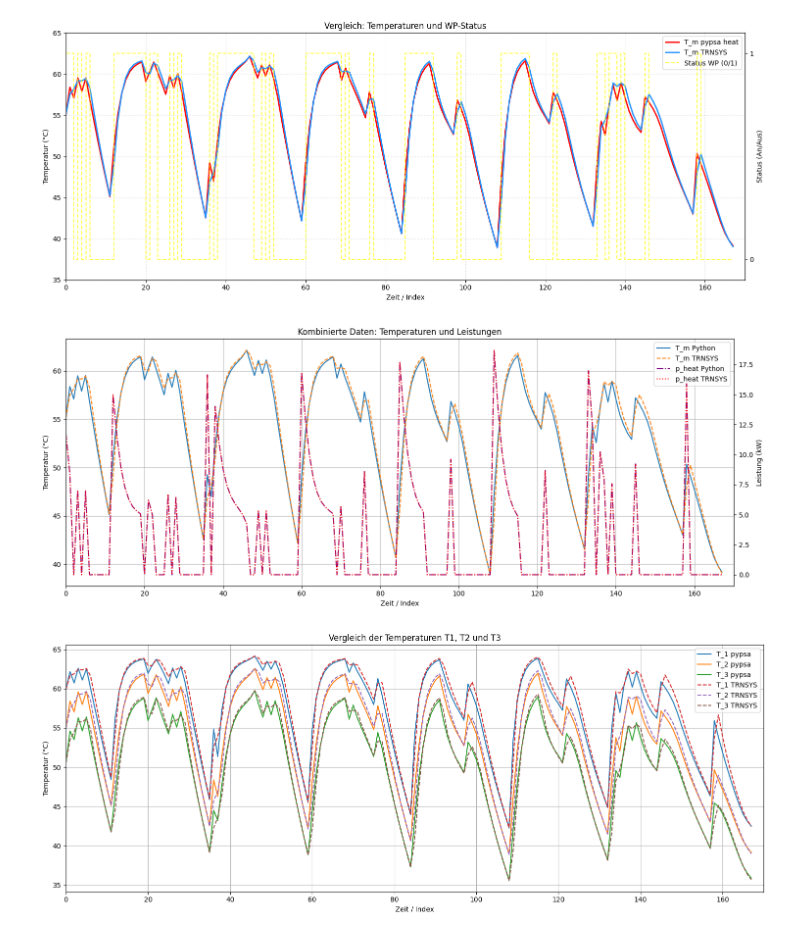
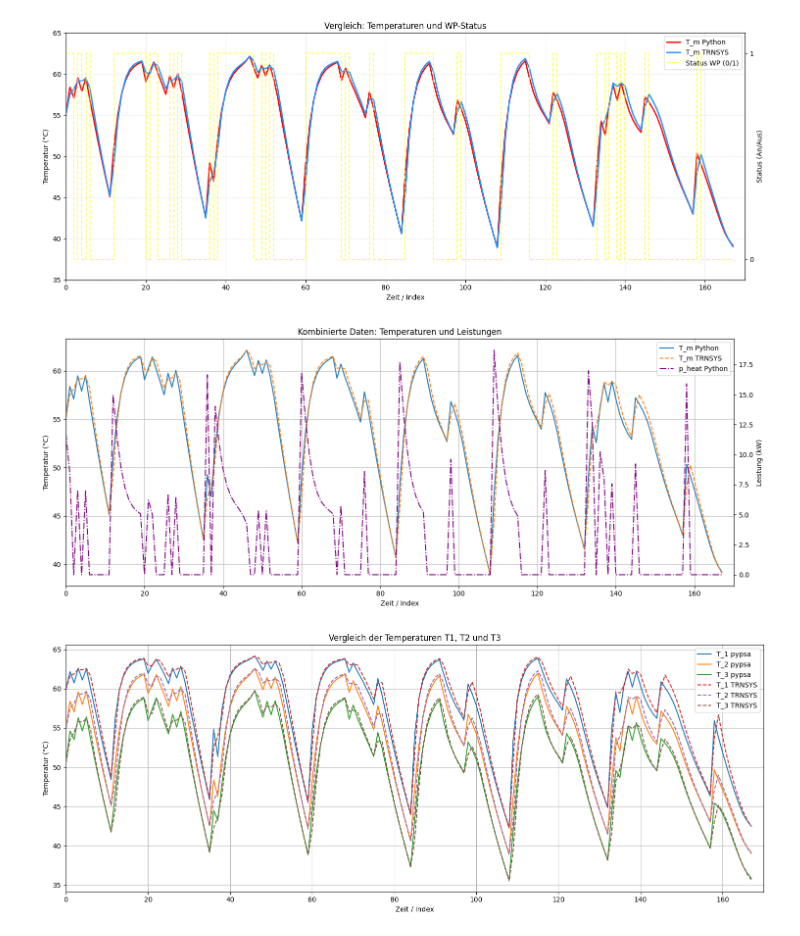
Before and after one commit to choffma8/masterprojektWaermespeicher, a Jupyter notebook: modellierungKonstanterVolumenspeicher.ipynb, the cells around one changed output. Cells and saved outputs as stored; diff of their text form; code cells hidden in the pictures.

```diff
--- a/modellierungKonstanterVolumenspeicher.ipynb
+++ b/modellierungKonstanterVolumenspeicher.ipynb
@@ -363,5 +363,6 @@ for f in TRNSYSinputs:
     df_liste.append(df)
 
 TRNSYSdata = pd.concat(df_liste, axis=1).sort_index().reset_index()
+TRNSYSdata = TRNSYSdata.rename(columns={'TIME':'Time', 'Massenstrom':'ts_m_heatspace', 'T_amb':'ts_T_amb', 'P_heatspace':'ts_P_heatspace', 'T_R':'ts_T_R', 'T_M':'ts_T_m', 'T_1':'ts_T_1', 'T_2':'ts_T_2','T_3':'ts_T_3', 'p_heat':'ts_P_heat', 'm_flow':'ts_m_flow'})
 TRNSYSdata
 # %% [output]
@@ -426,15 +410,15 @@ plt.show()
 # %%
 # Kombinierten DataFrame erstellen
 output_pypsa = pd.DataFrame({
-    'p_elec_python': p_elec.values.flatten(),
-    'p_heat_python': p_heat.values.flatten(),
-    'm_flow_python': m_flow.values.flatten(),
-    'COP_python': COP.values.flatten(),
-    'status_python': status.values.flatten(),
-    'T1_python': heatstore_daten['hs'][1].values.flatten(),
-    'T2_python': heatstore_daten['hs'][2].values.flatten(),
-    'T3_python': heatstore_daten['hs'][3].values.flatten(),
-    'T_m_python': hs_m.values.flatten(),
+    'py_P_elec': p_elec.values.flatten(),
+    'py_P_heat': p_heat.values.flatten(),
+    'py_m_flow': m_flow.values.flatten(),
+    'py_COP': COP.values.flatten(),
+    'py_status': status.values.flatten(),
+    'py_T_1': heatstore_daten['hs'][1].values.flatten(),
+    'py_T_2': heatstore_daten['hs'][2].values.flatten(),
+    'py_T_3': heatstore_daten['hs'][3].values.flatten(),
+    'py_T_m': hs_m.values.flatten(),
 })
 
 output_pypsa.to_csv(
@@ -505,38 +507,38 @@ plt.show()
 # %%
 # Erstelle Figur und Achsen
 fig, ax1 = plt.subplots(figsize=(15, 6))
 
 # Plotten der Temperaturen beider Datenquellen auf ax1
-ax1.plot(output_pypsa.index, output_pypsa['T_m_python'], label='T_m Python', linewidth=1.5)
-ax1.plot(TRNSYSdata.index, TRNSYSdata['T_M'], label='T_m TRNSYS', linewidth=1.5, linestyle='--')
+ax1.plot(output_pypsa.index, output_pypsa['py_T_m'], label='T_m Python', linewidth=1.5)
+ax1.plot(TRNSYSdata.index, TRNSYSdata['ts_T_m'], label='T_m TRNSYS', linewidth=1.5, linestyle='--')
 
 ax1.set_title('Kombinierte Daten: Temperaturen und Leistungen')
 ax1.set_xlabel('Zeit / Index')
 ax1.set_ylabel('Temperatur (°C)')
 ax1.set_xlim(0, 170)
 ax1.grid(True)
 
 # Rechte y-Achse: Leistungen (in kW)
 ax2 = ax1.twinx()
 
 # Plotten der Leistungen aus output_pypsa
-ax2.plot(output_pypsa.index, output_pypsa['p_heat_python'], label='p_heat Python', color='purple', linestyle='-.', linewidth=1.5)
+ax2.plot(output_pypsa.index, output_pypsa['py_P_heat'], label='p_heat Python', color='purple', linestyle='-.', linewidth=1.5)
 # Optional: Falls TRNSYS Leistung auch geplottet werden soll (Spaltenname p_heat laut deinem CSV-Beispiel)
 if 'p_heat' in TRNSYSdata.columns:
-    ax2.plot(TRNSYSdata.index, TRNSYSdata['p_heat'], label='p_heat TRNSYS', color='red', linestyle=':', linewidth=1.5)
+    ax2.plot(TRNSYSdata.index, TRNSYSdata['ts_p_heat'], label='p_heat TRNSYS', color='red', linestyle=':', linewidth=1.5)
 
 ax2.set_ylabel('Leistung (kW)')
 
 # Legende für beide Achsen zusammenführen
 lines1, labels1 = ax1.get_legend_handles_labels()
 lines2, labels2 = ax2.get_legend_handles_labels()
 ax1.legend(lines1 + lines2, labels1 + labels2, loc='upper right')
 
 plt.tight_layout()
-plt.savefig('Outputs/Speicher_m_kombiniert_und_leistungen_wp.png')
+plt.savefig('Outputs/vergleich_T_m+p_heat.png')
 plt.show()
 # %% [output]
-[figure, old version]
+[figure, new version]
 # %%
 # Erstelle Figur und Achsen
 fig, ax1 = plt.subplots(figsize=(15, 6))
```
Also changed, not shown: parts of 13 cells of this notebook, 14 other files.
